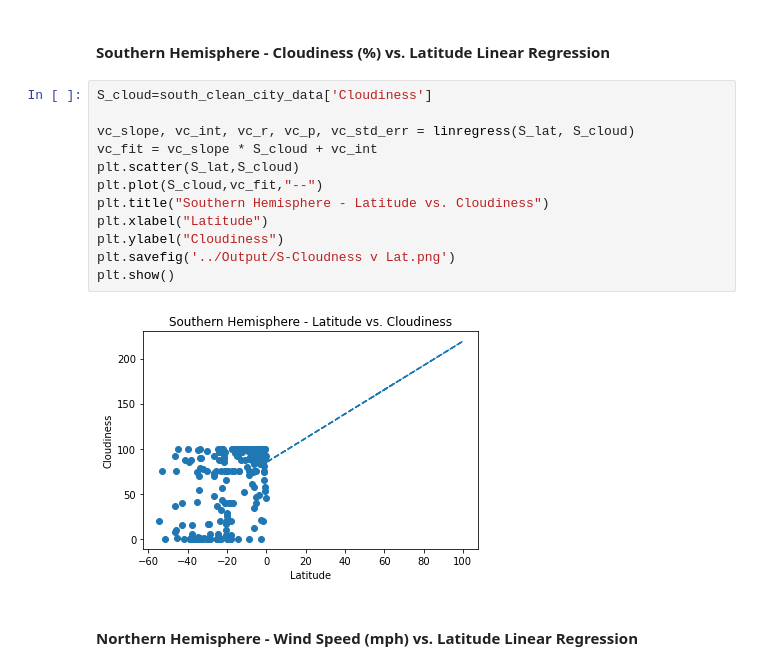
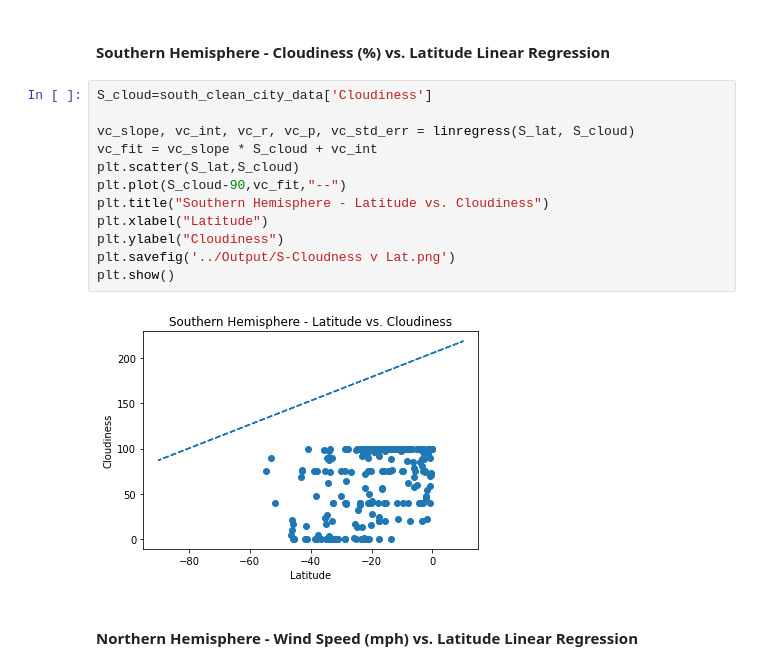
Before and after one commit to oscahui/API-Challenge, a Jupyter notebook: WeatherPy.ipynb, the cells around one changed output. Drawn from its saved outputs; the diff is of its cells as text.

```diff
--- a/WeatherPy.ipynb
+++ b/WeatherPy.ipynb
@@ -297,17 +298,17 @@ plt.show()
 # %%
 S_cloud=south_clean_city_data['Cloudiness']
 
 vc_slope, vc_int, vc_r, vc_p, vc_std_err = linregress(S_lat, S_cloud)
 vc_fit = vc_slope * S_cloud + vc_int
 plt.scatter(S_lat,S_cloud)
-plt.plot(S_cloud,vc_fit,"--")
+plt.plot(S_cloud-90,vc_fit,"--")
 plt.title("Southern Hemisphere - Latitude vs. Cloudiness")
 plt.xlabel("Latitude")
 plt.ylabel("Cloudiness")
 plt.savefig('../Output/S-Cloudness v Lat.png')
 plt.show()
 # %% [output]
-[figure, old version]
+[figure, new version]
 # %% [markdown]
 ####  Northern Hemisphere - Wind Speed (mph) vs. Latitude Linear Regression
 # %%
```
Also changed, not shown: parts of 15 cells of this notebook, 3 other files.
